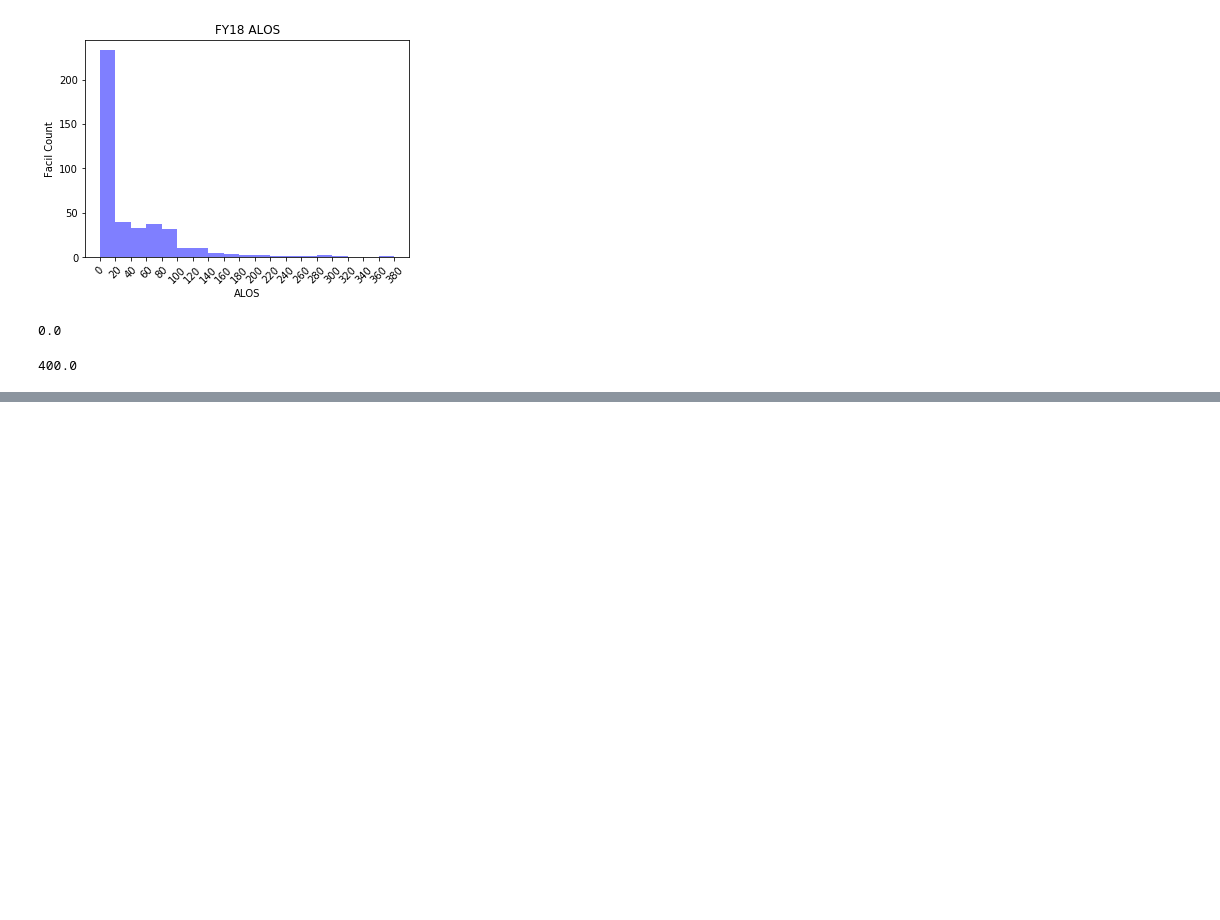
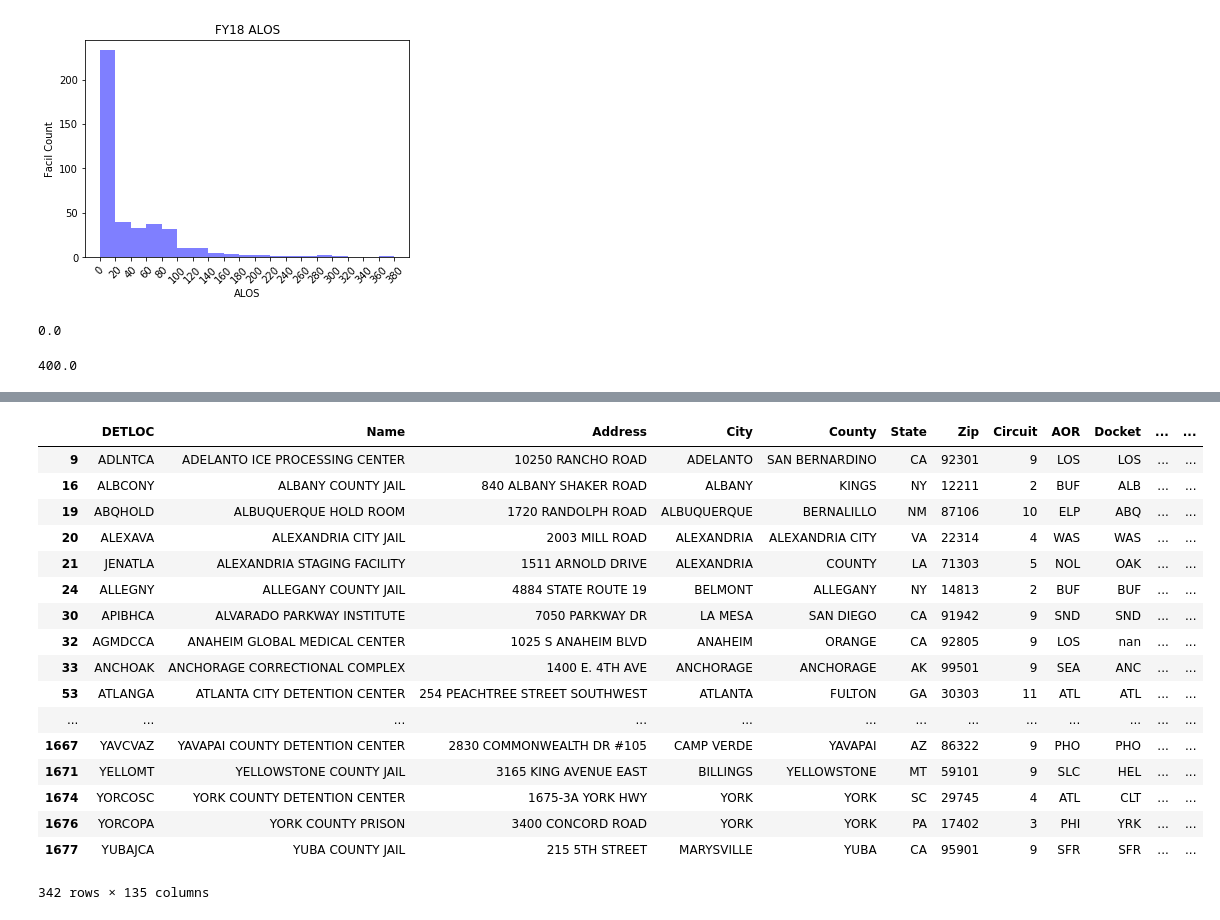
Before and after one commit to UWCHR/ice-facilities, a Jupyter notebook: analyze/note/facil_alos_hist.ipynb, the cells around one changed output, grey strips where cells are left out. Saved outputs shown, nothing was run; the diff lists cells and outputs as text; code cells hidden in the pictures; blank space fills up the shorter version.

```diff
--- a/analyze/note/facil_alos_hist.ipynb
+++ b/analyze/note/facil_alos_hist.ipynb
@@ -154,0 +202,21 @@ plt.show()
+# %%
+data
+# %% [output]
+|  | DETLOC | Name | Address | City | County | State | Zip | Circuit | AOR | Docket | ... | ... |
+| 9 | ADLNTCA | ADELANTO ICE PROCESSING CENTER | 10250 RANCHO ROAD | ADELANTO | SAN BERNARDINO | CA | 92301 | 9 | LOS | LOS | ... | ... |
+| 16 | ALBCONY | ALBANY COUNTY JAIL | 840 ALBANY SHAKER ROAD | ALBANY | KINGS | NY | 12211 | 2 | BUF | ALB | ... | ... |
+| 19 | ABQHOLD | ALBUQUERQUE HOLD ROOM | 1720 RANDOLPH ROAD | ALBUQUERQUE | BERNALILLO | NM | 87106 | 10 | ELP | ABQ | ... | ... |
+| 20 | ALEXAVA | ALEXANDRIA CITY JAIL | 2003 MILL ROAD | ALEXANDRIA | ALEXANDRIA CITY | VA | 22314 | 4 | WAS | WAS | ... | ... |
+| 21 | JENATLA | ALEXANDRIA STAGING FACILITY | 1511 ARNOLD DRIVE | ALEXANDRIA | COUNTY | LA | 71303 | 5 | NOL | OAK | ... | ... |
+| 24 | ALLEGNY | ALLEGANY COUNTY JAIL | 4884 STATE ROUTE 19 | BELMONT | ALLEGANY | NY | 14813 | 2 | BUF | BUF | ... | ... |
+| 30 | APIBHCA | ALVARADO PARKWAY INSTITUTE | 7050 PARKWAY DR | LA MESA | SAN DIEGO | CA | 91942 | 9 | SND | SND | ... | ... |
+| 32 | AGMDCCA | ANAHEIM GLOBAL MEDICAL CENTER | 1025 S ANAHEIM BLVD | ANAHEIM | ORANGE | CA | 92805 | 9 | LOS | nan | ... | ... |
+| 33 | ANCHOAK | ANCHORAGE CORRECTIONAL COMPLEX | 1400 E. 4TH AVE | ANCHORAGE | ANCHORAGE | AK | 99501 | 9 | SEA | ANC | ... | ... |
+| 53 | ATLANGA | ATLANTA CITY DETENTION CENTER | 254 PEACHTREE STREET SOUTHWEST | ATLANTA | FULTON | GA | 30303 | 11 | ATL | ATL | ... | ... |
+| ... | ... | ... | ... | ... | ... | ... | ... | ... | ... | ... | ... | ... |
+| 1667 | YAVCVAZ | YAVAPAI COUNTY DETENTION CENTER | 2830 COMMONWEALTH DR #105 | CAMP VERDE | YAVAPAI | AZ | 86322 | 9 | PHO | PHO | ... | ... |
+| 1671 | YELLOMT | YELLOWSTONE COUNTY JAIL | 3165 KING AVENUE EAST | BILLINGS | YELLOWSTONE | MT | 59101 | 9 | SLC | HEL | ... | ... |
+| 1674 | YORCOSC | YORK COUNTY DETENTION CENTER | 1675-3A YORK HWY | YORK | YORK | SC | 29745 | 4 | ATL | CLT | ... | ... |
+| 1676 | YORCOPA | YORK COUNTY PRISON | 3400 CONCORD ROAD | YORK | YORK | PA | 17402 | 3 | PHI | YRK | ... | ... |
+| 1677 | YUBAJCA | YUBA COUNTY JAIL | 215 5TH STREET | MARYSVILLE | YUBA | CA | 95901 | 9 | SFR | SFR | ... | ... |
+342 rows × 135 columns
```
Also changed, not shown: parts of 7 cells of this notebook.
